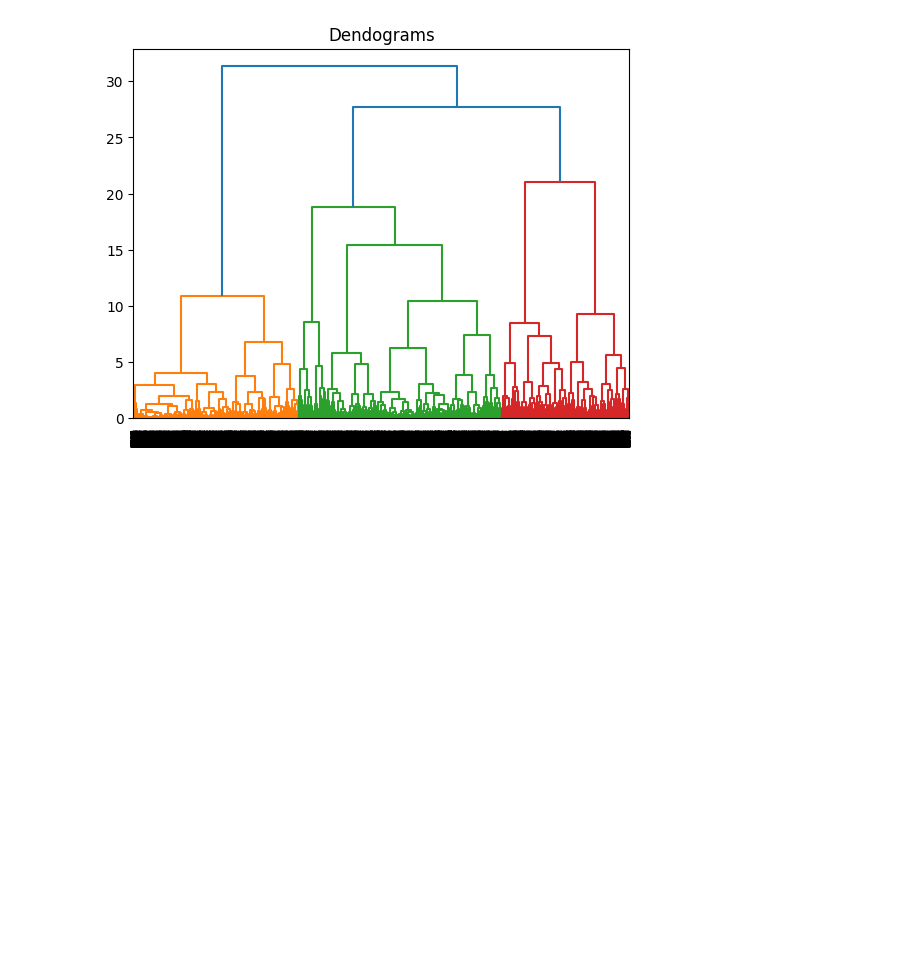
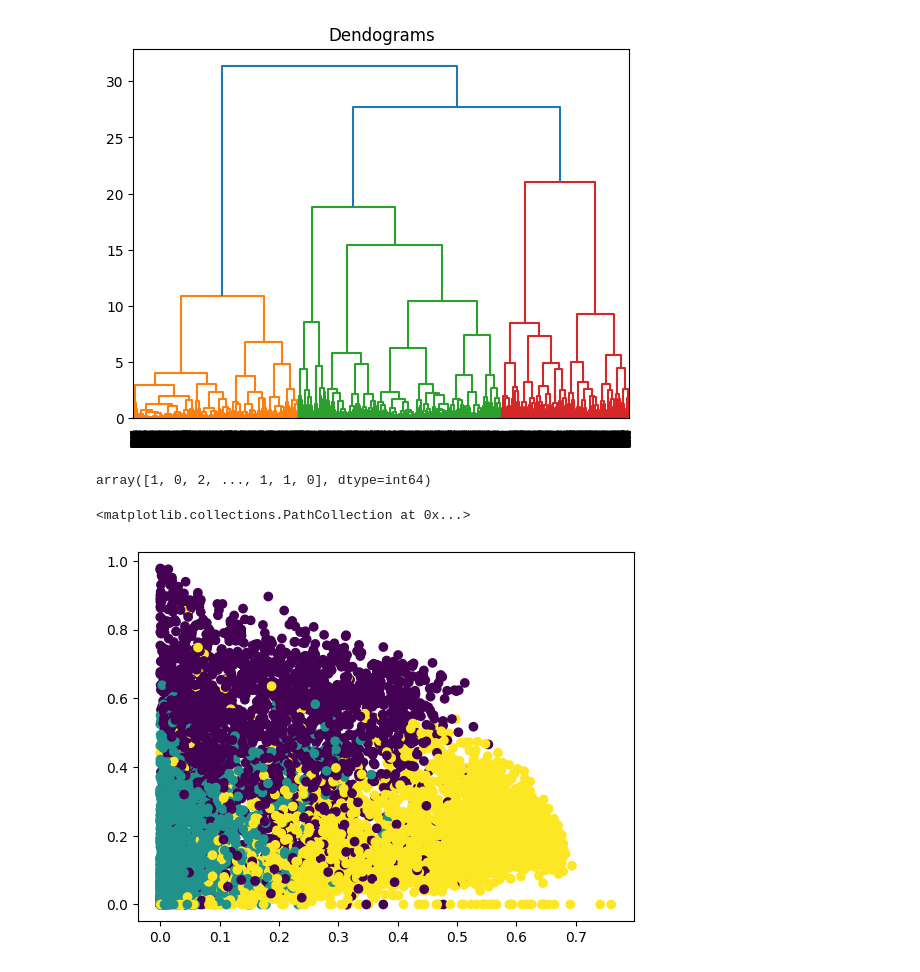
Before and after one commit to danielrawlins21/Machine_Learing_Intro, a Jupyter notebook: machine learning module/hierarchy.ipynb, the cells around one changed output. Saved outputs shown, nothing was run; the diff lists cells and outputs as text; code cells hidden in the pictures; blank space fills up the shorter version.

```diff
--- a/machine learning module/hierarchy.ipynb
+++ b/machine learning module/hierarchy.ipynb
@@ -137,3 +137,14 @@ plt.title("Dendograms")
 dend = shc.dendrogram(shc.linkage(data_scaled, method='ward'))
 # %% [output]
 [figure]
+# %%
+from sklearn.cluster import AgglomerativeClustering
+cluster = AgglomerativeClustering(n_clusters=3, metric='euclidean', linkage='ward')
+cluster.fit_predict(data_scaled)
+# %% [output]
+array([1, 0, 2, ..., 1, 1, 0], dtype=int64)
+# %%
+plt.scatter(data_scaled['BALANCE'], data_scaled['PAYMENTS'], c = cluster.labels_)
+# %% [output]
+<matplotlib.collections.PathCollection at 0x...>
+[figure, added]
```
